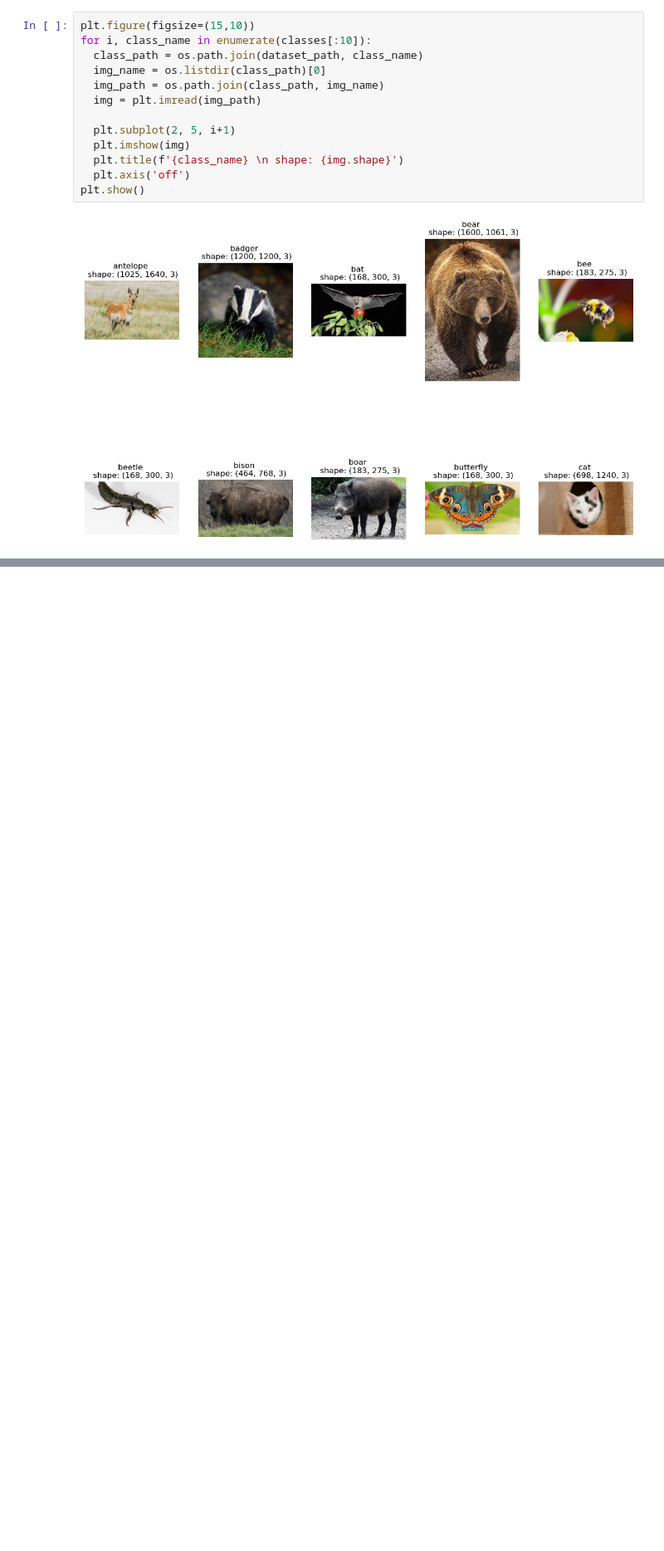
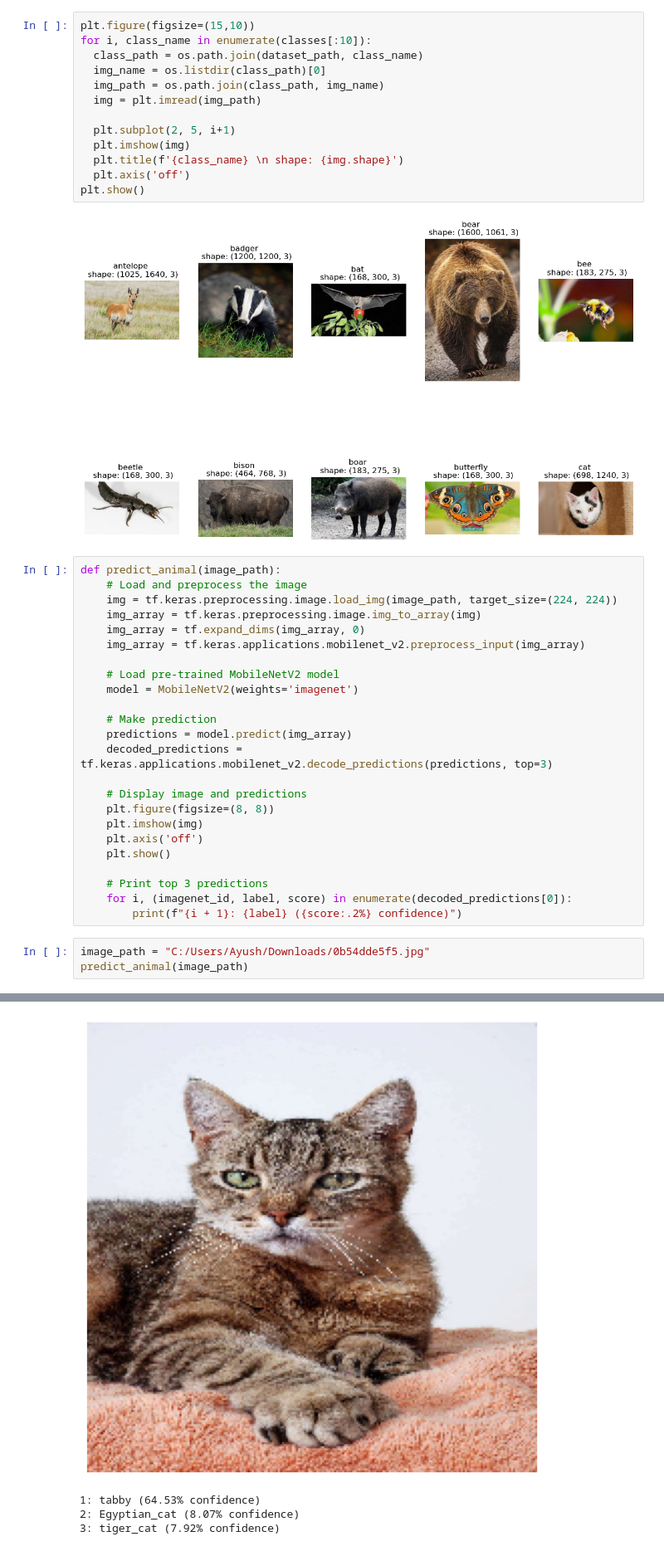
Before and after one commit to Ayushcodes404/Multiclass_AnimalClassification, a Jupyter notebook: animal_classification-checkpoint.ipynb, the cells around one changed output, grey strips where cells are left out. Shown at 83% size. Cells and saved outputs as stored; diff of their text form; blank space fills up the shorter version.

```diff
--- a/animal_classification-checkpoint.ipynb
+++ b/animal_classification-checkpoint.ipynb
@@ -103,3 +54,31 @@ for i, class_name in enumerate(classes[:10]):
 plt.show()
 # %% [output]
 [figure]
+# %%
+def predict_animal(image_path):
+    # Load and preprocess the image
+    img = tf.keras.preprocessing.image.load_img(image_path, target_size=(224, 224))
+    img_array = tf.keras.preprocessing.image.img_to_array(img)
+    img_array = tf.expand_dims(img_array, 0)
+    img_array = tf.keras.applications.mobilenet_v2.preprocess_input(img_array)
+
+    # Load pre-trained MobileNetV2 model
+    model = MobileNetV2(weights='imagenet')
+
+    # Make prediction
+    predictions = model.predict(img_array)
+    decoded_predictions = tf.keras.applications.mobilenet_v2.decode_predictions(predictions, top=3)
+
+    # Display image and predictions
+    plt.figure(figsize=(8, 8))
+    plt.imshow(img)
+    plt.axis('off')
+    plt.show()
+
+    # Print top 3 predictions
+    for i, (imagenet_id, label, score) in enumerate(decoded_predictions[0]):
+        print(f"{i + 1}: {label} ({score:.2%} confidence)")
+# %%
+image_path = "C:/Users/Ayush/Downloads/0b54dde5f5.jpg"
+predict_animal(image_path)
+# %% [output]
@@ -105,0 +90,4 @@ plt.show()
+[figure, added]
+1: tabby (64.53% confidence)
+2: Egyptian_cat (8.07% confidence)
+3: tiger_cat (7.92% confidence)
```
Also changed, not shown: parts of 4 cells of this notebook.
